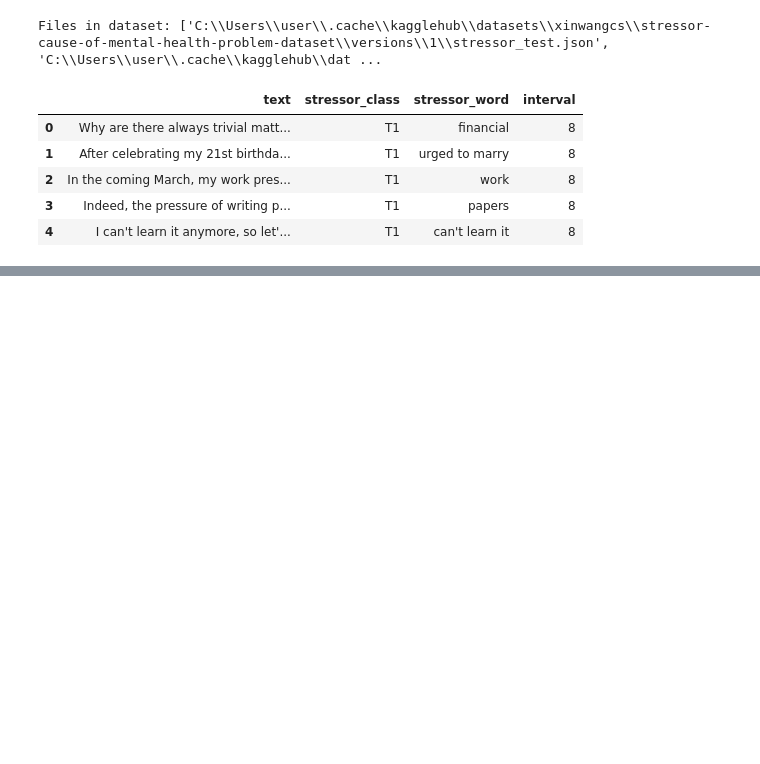
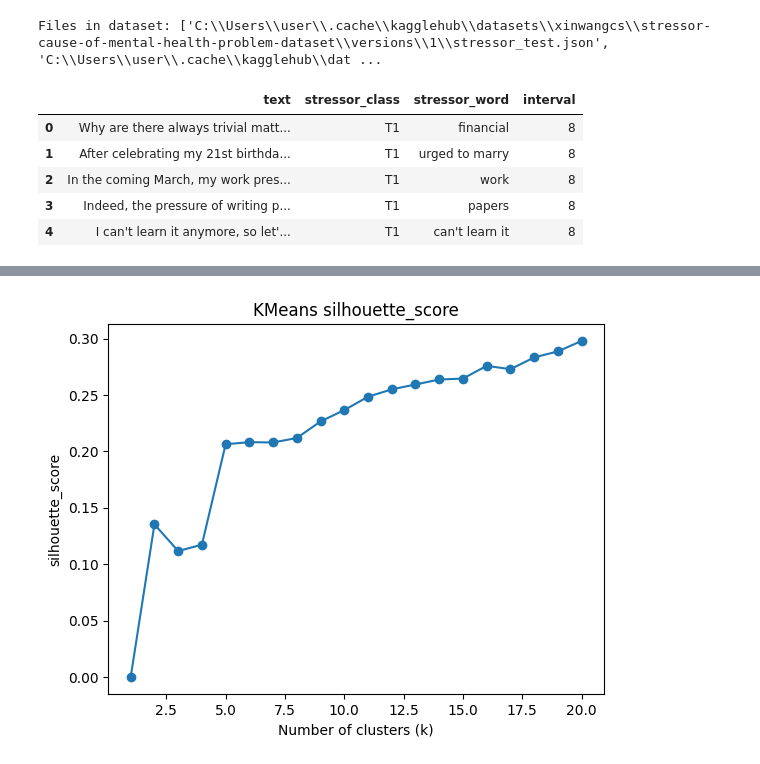
Before and after one commit to Jan-dai/ML, a Jupyter notebook: Mental_Health_Problem/MLearn.ipynb, the cells around one changed output, grey strips where cells are left out. Saved outputs shown, nothing was run; the diff lists cells and outputs as text; code cells hidden in the pictures; blank space fills up the shorter version.

```diff
--- a/Mental_Health_Problem/MLearn.ipynb
+++ b/Mental_Health_Problem/MLearn.ipynb
@@ -113,0 +178,22 @@ courpus_word = [DICT_word.doc2bow(doc) for doc in DOC_word]
+# %%
+from sklearn.metrics import silhouette_score
+
+# 使用 word_vectors 作為文本向量集
+K = range(1 , 21)
+score = []
+for k in K :
+    kmeans = KMeans(n_clusters=k, random_state=42)
+    kmeans.fit(word_vectors)
+    labels = kmeans.predict(word_vectors)
+    if k == 1:
+        score.append(0)
+    else:
+        score.append(silhouette_score(word_vectors , labels))
+
+plt.plot(K, score, marker='o')
+plt.xlabel('Number of clusters (k)')
+plt.ylabel('silhouette_score')
+plt.title('KMeans silhouette_score')
+plt.show()
+# %% [output]
+[figure, added]
```
Also changed, not shown: parts of 9 cells of this notebook, 2 other files.
